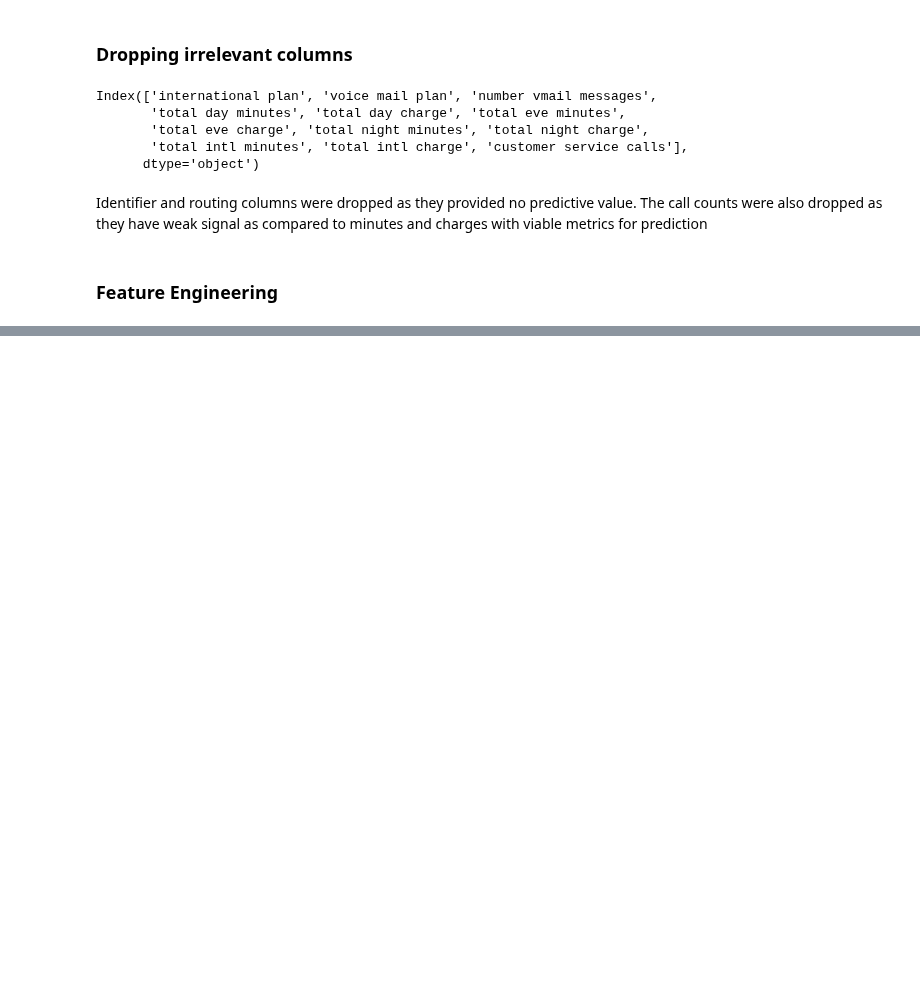
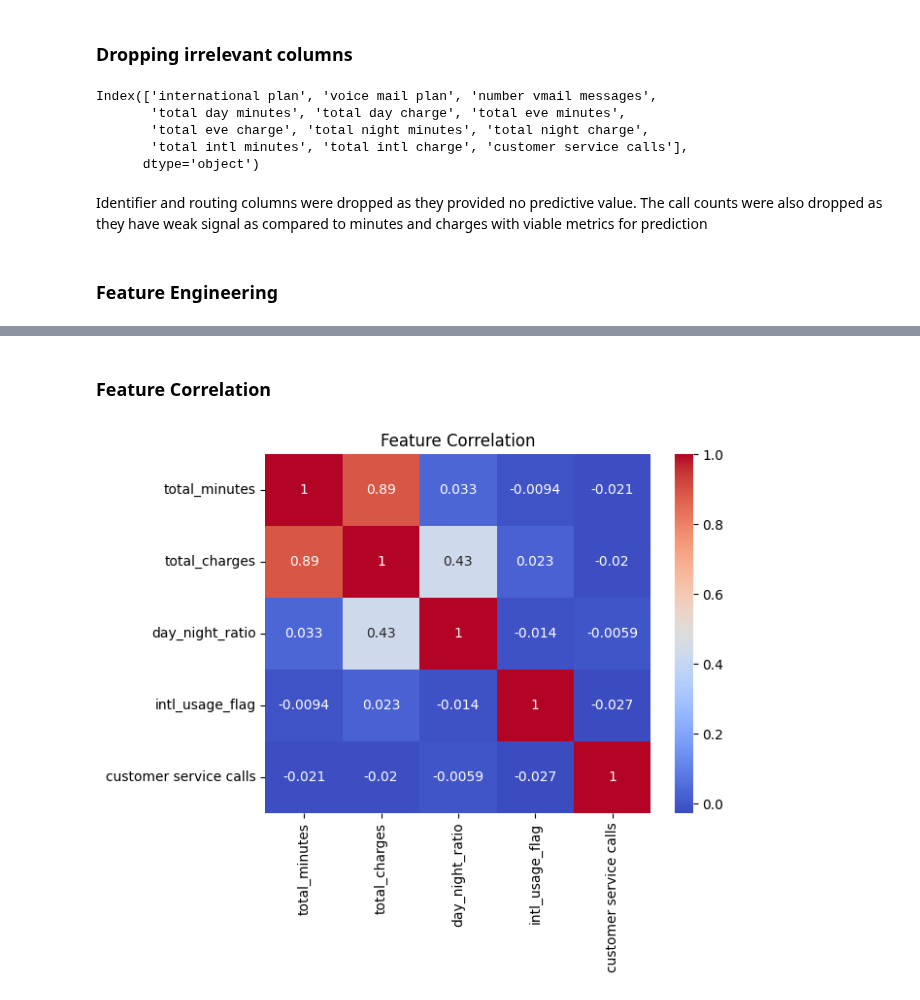
Before and after one commit to NjorogeWinnie/Telecom-churn-analysis, a Jupyter notebook: Telecom_Churn_Analysis.ipynb, the cells around one changed output, grey strips where cells are left out. Cells and saved outputs as stored; diff of their text form; code cells hidden in the pictures; blank space fills up the shorter version.

```diff
--- a/Telecom_Churn_Analysis.ipynb
+++ b/Telecom_Churn_Analysis.ipynb
@@ -248,0 +326,9 @@ X = X.drop(columns=minute_charge_cols)
+# %% [markdown]
+### Feature Correlation
+# %%
+corr_cols = ['total_minutes', 'total_charges', 'day_night_ratio', 'intl_usage_flag', 'customer service calls']
+sns.heatmap(X[corr_cols].corr(), annot=True, cmap='coolwarm')
+plt.title('Feature Correlation')
+plt.show()
+# %% [output]
+[figure, added]
```
Also changed, not shown: parts of 16 cells of this notebook.
